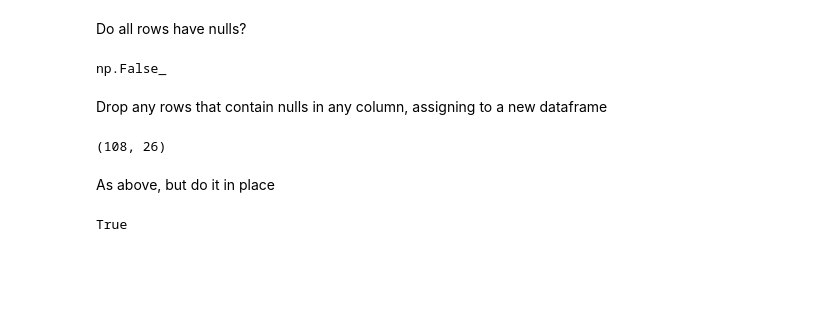
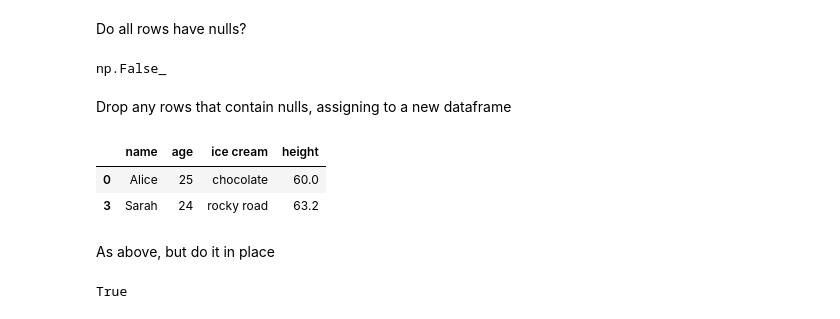
Before and after one commit to johnmarcovici/demo-notebooks, a Jupyter notebook: pandas_demos.ipynb, the cells around one changed output. Saved outputs shown, nothing was run; the diff lists cells and outputs as text; code cells hidden in the pictures; blank space fills up the shorter version.

```diff
--- a/pandas_demos.ipynb
+++ b/pandas_demos.ipynb
@@ -270,12 +296,14 @@ Do all rows have nulls?
 # %% [output]
 np.False_
 # %% [markdown]
-Drop any rows that contain nulls in any column, assigning to a new dataframe
+Drop any rows that contain nulls, assigning to a new dataframe
 # %%
 df_no_nulls_in_rows = df.dropna()
-df_no_nulls_in_rows.shape
+df_no_nulls_in_rows
 # %% [output]
-(108, 26)
+|  | name | age | ice cream | height |
+| 0 | Alice | 25 | chocolate | 60.0 |
+| 3 | Sarah | 24 | rocky road | 63.2 |
 # %% [markdown]
 As above, but do it in place
 # %%
```
Also changed, not shown: parts of 8 cells of this notebook, 1 other file.
